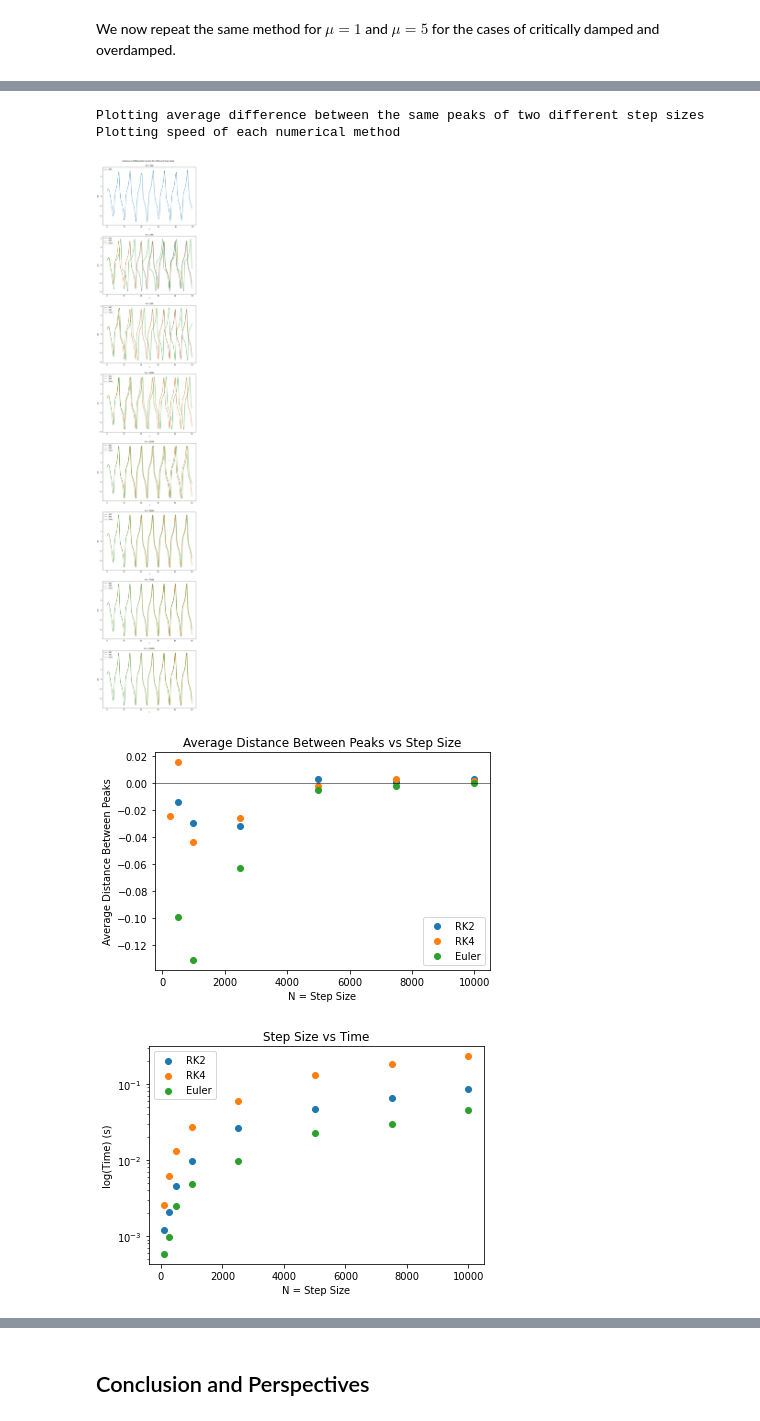
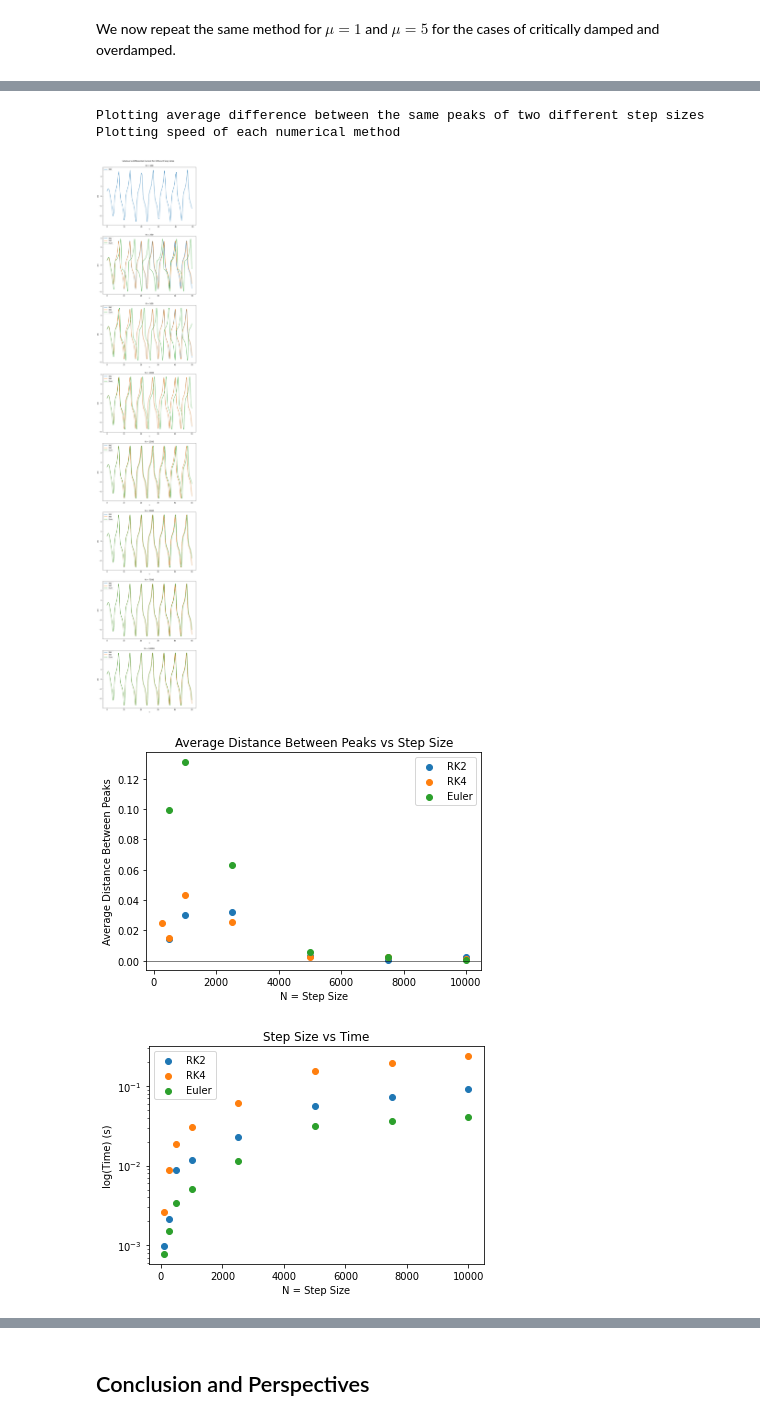
Before and after one commit to sawfords/PHY480_Final_Project, a Jupyter notebook: Sawford_ProjectNotebook.ipynb, the cells around one changed output, grey strips where cells are left out. Drawn from its saved outputs; the diff is of its cells as text; code cells hidden in the pictures.

```diff
--- a/Sawford_ProjectNotebook.ipynb
+++ b/Sawford_ProjectNotebook.ipynb
@@ -339,14 +401,25 @@ from scipy.signal import find_peaks_cwt
 # %% [markdown]
 Next, we write a function that will take in the peak values, and will make a scatter plot of the absolute value of the average difference between the peaks of two step sizes versus the step size.  I let the x-values be the greater of the two step sizes compared. For example, if I compared N = 100 against N = 250, the results would be plotted at N = 250.
 # %%
-# Makes scatter plot of the average difference between the peak of two different step sizes versus step size
-# Inputs: N (array of different step sizes), peaks (array of indices in the solution array of the relative maxima)
-# Outputs: Scatter plot, array with the average distance between the peaks
 def accuracy(N, peaks, y_sol, method, ax1, mu):
+    '''
+    Makes scatter plot of the average difference between the peak of two different step sizes versus step size
+    Parameters:
+        N (array): All step sizes considered
+        peaks (array): Array of indexes of relative maxima of Current
+        y_sol (array): Array of Current solution using specific numerical method
+        method (string): Specific numerical method, used to set label
+        ax1 (matplotlib Axis): Axis to plot average distance between peaks
+        mu (float): Damping factor
+    Returns:
+        No return values
+    '''
+
     # Emtpy array to fill with average distances between peaks
     average = []
 
-    if mu == 1:
+    #
+    if mu >= 1:
         y = y_sol
         new_peaks = []
 
@@ -362,6 +435,7 @@ def accuracy(N, peaks, y_sol, method, ax1, mu):
             new_peaks.append(np.array(temp2))
 
         peaks = new_peaks
+
     # Don't include 0 plotting i and i-1
     for i in range(1,len(peaks)):
         # Initialize empty arrays that store the current at the index indicated (the relative maximum current)
@@ -385,10 +459,14 @@ def accuracy(N, peaks, y_sol, method, ax1, mu):
                 temp1 = temp1[:len(temp2)]
             elif len(temp2) > len(temp1):
                 temp2 = temp2[:len(temp1)]
-            average.append((np.average((abs(np.array(temp1)) - (abs(np.array(temp2)))))))
+            # average.append((np.average((abs(np.array(temp1)) - (abs(np.array(temp2)))))))
+            average.append((np.average(((np.array(temp1)) - ((np.array(temp2)))))))
+
     # Plot step size versus absolute value of average distance
-    ax1.scatter(N[1:],(np.array(average)), label = method)
+    ax1.scatter(N[1:],abs(np.array(average)), label = method)
     ax1.set_xlabel("N = Step Size")
     ax1.set_ylabel("Average Distance Between Peaks")
     ax1.set_title("Average Distance Between Peaks vs Step Size")
     ax1.legend()
+
+    return ((np.array(temp1)) - ((np.array(temp2))))
@@ -435,9 +515,13 @@ def putting_it_together(mu, ax, ax1, ax2):
         euler_peaks.append(index)
 
     print("Plotting average difference between the same peaks of two different step sizes")
-    accuracy(N, rk2_peaks, y_sol_rk2, "RK2", ax1, mu)
-    accuracy(N, rk4_peaks, y_sol_rk4, "RK4", ax1, mu)
-    accuracy(N, euler_peaks, y_sol_euler, "Euler", ax1, mu)
+    rk2_avg = []
+    rk4_avg = []
+    euler_avg = []
+
+    rk2_avg.append(accuracy(N, rk2_peaks, y_sol_rk2, "RK2", ax1, mu))
+    rk4_avg.append(accuracy(N, rk4_peaks, y_sol_rk4, "RK4", ax1, mu))
+    euler_avg.append(accuracy(N, euler_peaks, y_sol_euler, "Euler", ax1, mu))
     ax1.axhline(y = 0, color = "black", linewidth = .5)
 
     print("Plotting speed of each numerical method")
@@ -458,6 +542,8 @@ def putting_it_together(mu, ax, ax1, ax2):
     ax2.set_ylabel("log(Time) (s)")
     ax2.set_yscale("log")
     ax2.set_title("Step Size vs Time")
+
+    return rk2_avg, rk4_avg, euler_avg
 # %% [markdown]
 ## Results and Discussion
 # %% [markdown]
@@ -490,16 +599,16 @@ We now repeat the same method for $\mu = 1$ and $\mu = 5$ for the cases of criti
 # %%
 fig,ax = plt.subplots(8)
 fig.set_size_inches(10,50)
 fig.suptitle("Solution to Differential Current for Different Step Sizes")
 fig.tight_layout(pad = 5)
 
 fig1,ax1 = plt.subplots(1)
 fig1, ax2 = plt.subplots(1)
-putting_it_together(1, ax, ax1, ax2)
+rk2_avg, rk4_avg, euler_avg = putting_it_together(1, ax, ax1, ax2)
 # %% [output]
 Plotting solution to differential equation for different values of N
 Plotting average difference between the same peaks of two different step sizes
 Plotting speed of each numerical method
 [figure]
-[figure, old version]
+[figure, new version]
-[figure, old version]
+[figure, new version]
```
Also changed, not shown: parts of 21 cells of this notebook.
